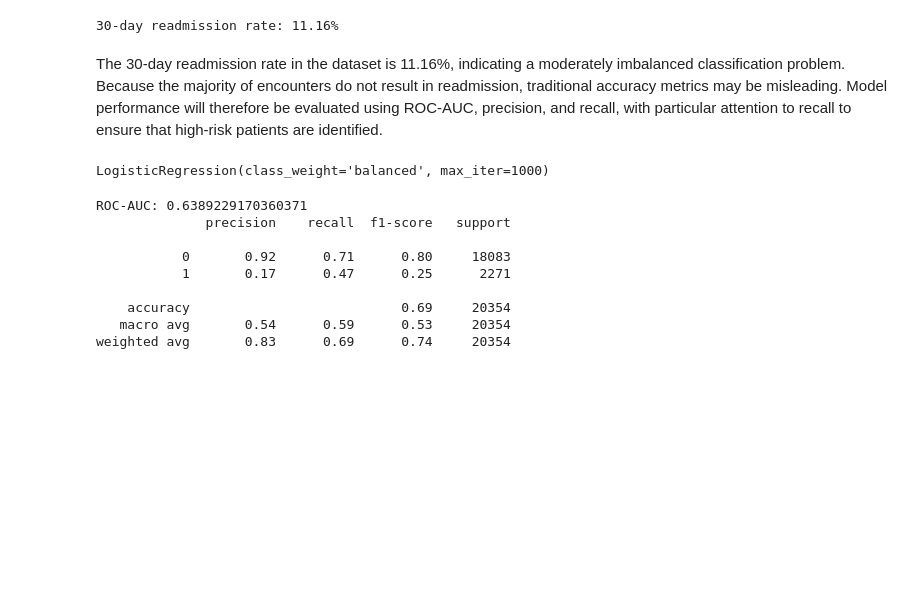
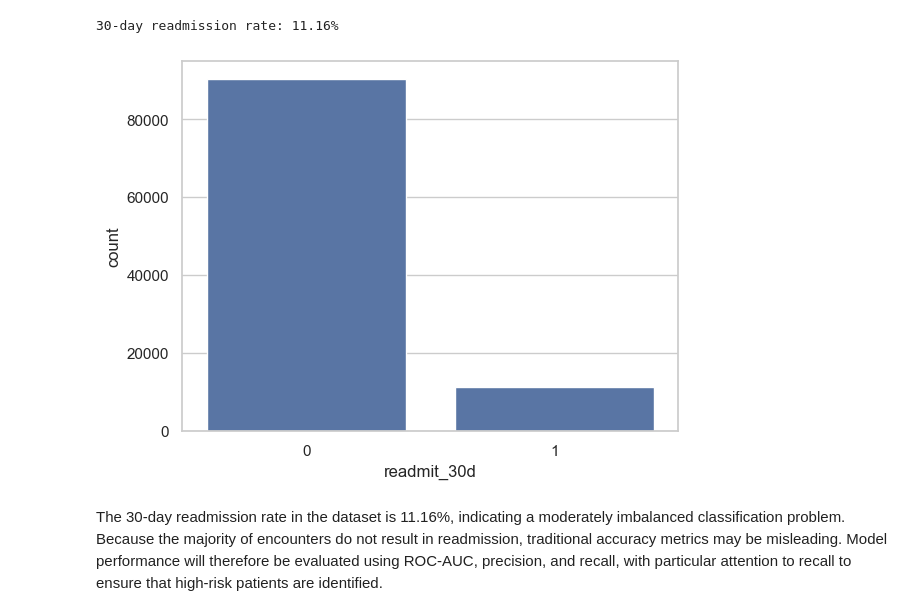
Before and after one commit to fellington/DiseaseRiskPrediction, a Jupyter notebook: 01_preprocessing.ipynb, the cells around one changed output. Drawn from its saved outputs; the diff is of its cells as text; code cells hidden in the pictures; blank space fills up the shorter version.

```diff
--- a/01_preprocessing.ipynb
+++ b/01_preprocessing.ipynb
@@ -88,7 +110 @@ NO\r     54864
 Name: count, dtype: int64
-# %%
-df["readmit_30d"] = df["readmitted"].astype(str).str.strip().map({
-    "<30": 1,
-    ">30": 0,
-    "NO": 0
-})
@@ -102,3 +110,0 @@ Name: proportion, dtype: float64
-# %%
-df = pd.read_sql("SELECT * FROM disease_db.disease_readmis", engine)
-df["readmitted"].value_counts()
@@ -176,2 +143,0 @@ weighted avg       0.83      0.70      0.75     20354
-# %%
-df = df.drop(columns=["readmitted"])
@@ -181,46 +151,10 @@ positive_rate = df["readmit_30d"].mean()
 print(f"30-day readmission rate: {positive_rate:.2%}")
 # %% [output]
 30-day readmission rate: 11.16%
+# %%
+sns.countplot(x="readmit_30d", data=df)
+plt.show()
+# %% [output]
+[figure, added]
 # %% [markdown]
 The 30-day readmission rate in the dataset is 11.16%, indicating a moderately imbalanced classification problem. Because the majority of encounters do not result in readmission, traditional accuracy metrics may be misleading. Model performance will therefore be evaluated using ROC-AUC, precision, and recall, with particular attention to recall to ensure that high-risk patients are identified.
-# %%
-X = df[
-    [
-        "time_in_hospital",
-        "num_lab_procedures",
-        "num_medications",
-        "number_outpatient",
-        "number_emergency",
-        "number_inpatient",
-        "age",
-        "gender"
-    ]
-]
-
-X = pd.get_dummies(X, drop_first=True)
-y = df["readmit_30d"]
-
-X_train, X_test, y_train, y_test = train_test_split(
-    X, y, test_size=0.2, random_state=42, stratify=y
-)
-
-model = LogisticRegression(max_iter=1000, class_weight="balanced")
-model.fit(X_train, y_train)
-# %% [output]
-LogisticRegression(class_weight='balanced', max_iter=1000)
-# %%
-y_proba = model.predict_proba(X_test)[:, 1]
-y_pred = model.predict(X_test)
-
-print("ROC-AUC:", roc_auc_score(y_test, y_proba))
-print(classification_report(y_test, y_pred))
-# %% [output]
-ROC-AUC: 0.6389229170360371
-              precision    recall  f1-score   support
-
-           0       0.92      0.71      0.80     18083
-           1       0.17      0.47      0.25      2271
-
-    accuracy                           0.69     20354
-   macro avg       0.54      0.59      0.53     20354
-weighted avg       0.83      0.69      0.74     20354
```
Also changed, not shown: parts of 30 cells of this notebook, 10 other files.
